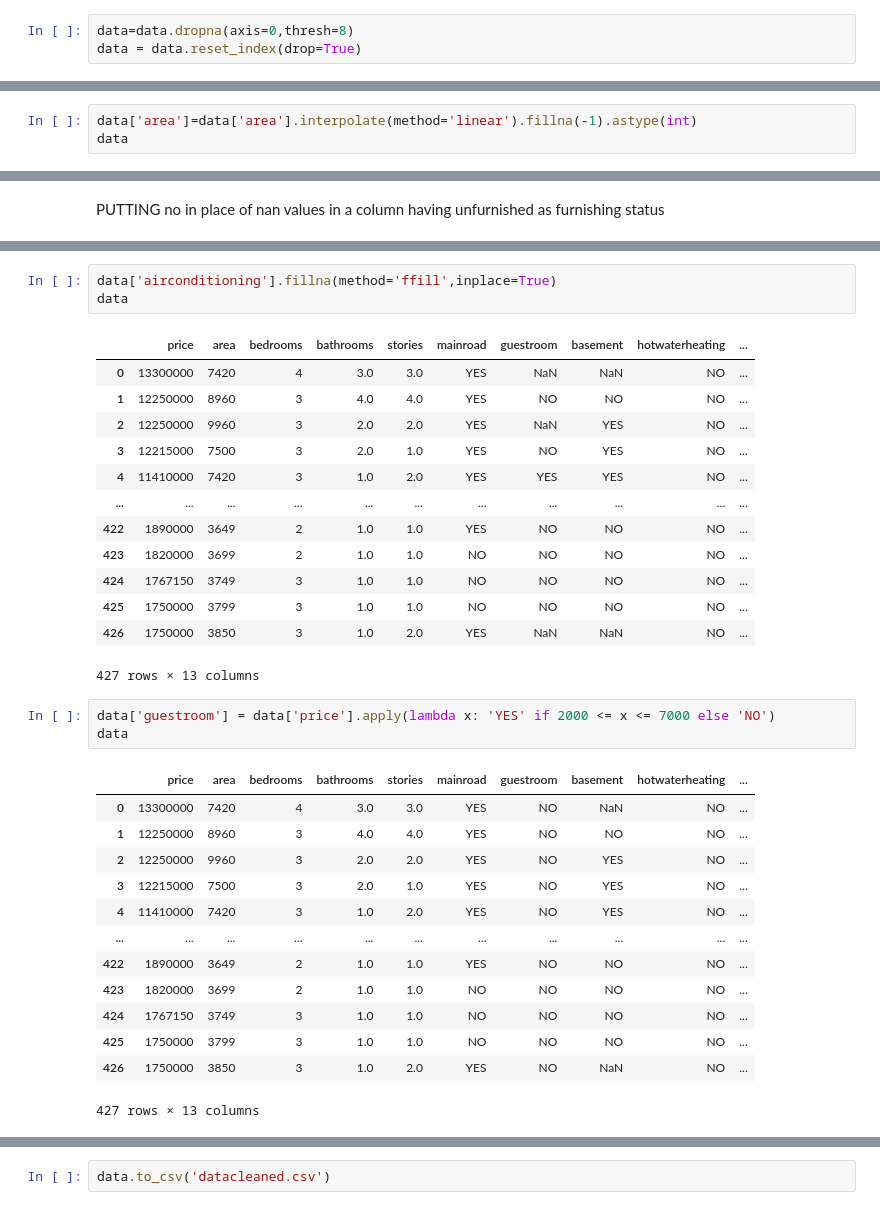
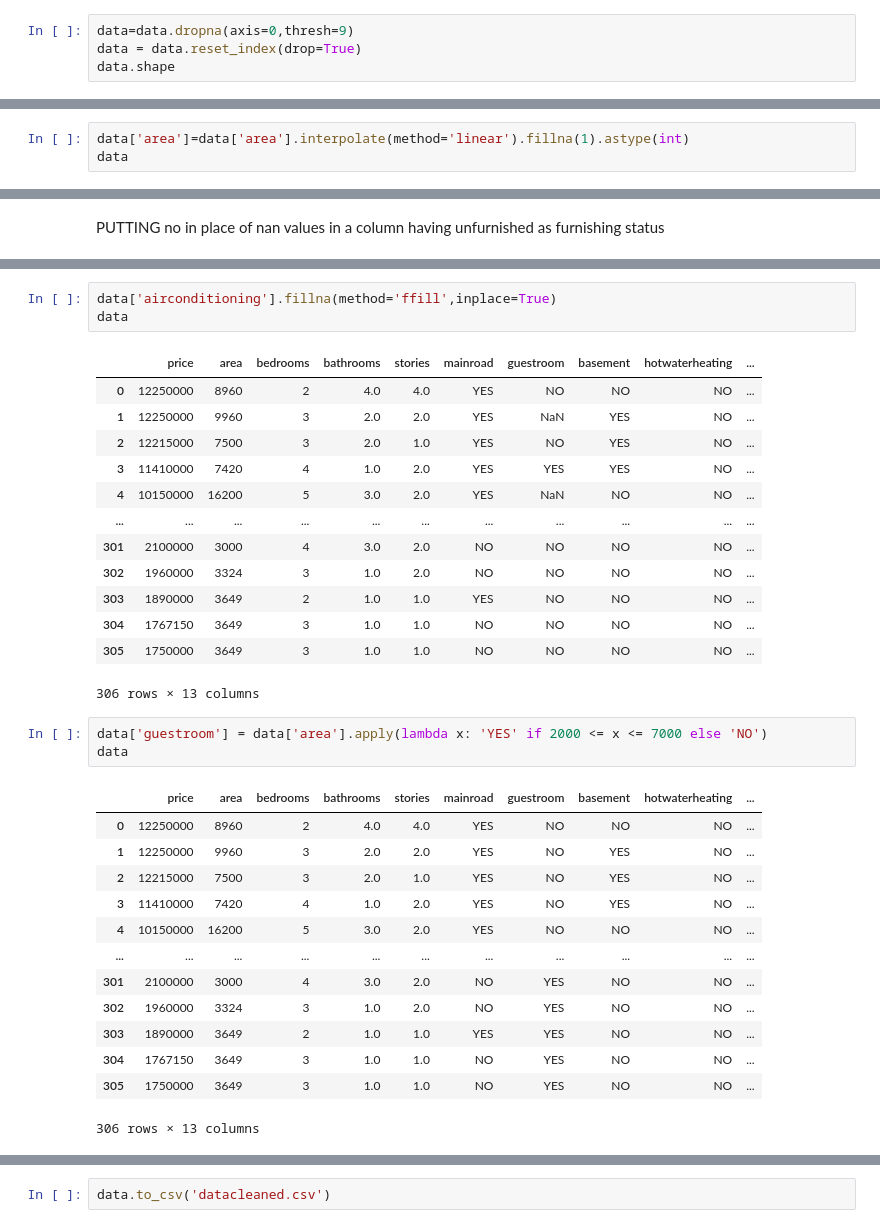
Before and after one commit to riddhima-7321/conatus-task, a Jupyter notebook: RIDDHIMA_DATACLEANING_TASK4.ipynb, the cells around one changed output, grey strips where cells are left out. Cells and saved outputs as stored; diff of their text form.

```diff
--- a/RIDDHIMA_DATACLEANING_TASK4.ipynb
+++ b/RIDDHIMA_DATACLEANING_TASK4.ipynb
@@ -114,5 +119,6 @@ data
 # %% [markdown]
 REMOVING COLUMNS HAVING THRESHOLD OF 8 NAN VALUES
 # %%
-data=data.dropna(axis=0,thresh=8)
+data=data.dropna(axis=0,thresh=9)
 data = data.reset_index(drop=True)
+data.shape
@@ -119,7 +127,7 @@ data = data.reset_index(drop=True)
 # %% [markdown]
 USING INTERPOLATE TO FILL NAN VALUES IN THE COLUMN AREA
 # %%
-data['area']=data['area'].interpolate(method='linear').fillna(-1).astype(int)
+data['area']=data['area'].interpolate(method='linear').fillna(1).astype(int)
 data
 # %% [output]
 |  | price | area | bedrooms | bathrooms | stories | mainroad | guestroom | basement | hotwaterheating | ... |
@@ -272,35 +280,35 @@ data['airconditioning'].fillna(method='ffill',inplace=True)
 data
 # %% [output]
 |  | price | area | bedrooms | bathrooms | stories | mainroad | guestroom | basement | hotwaterheating | ... |
-| 0 | 13300000 | 7420 | 4 | 3.0 | 3.0 | YES | NaN | NaN | NO | ... |
-| 1 | 12250000 | 8960 | 3 | 4.0 | 4.0 | YES | NO | NO | NO | ... |
-| 2 | 12250000 | 9960 | 3 | 2.0 | 2.0 | YES | NaN | YES | NO | ... |
-| 3 | 12215000 | 7500 | 3 | 2.0 | 1.0 | YES | NO | YES | NO | ... |
-| 4 | 11410000 | 7420 | 3 | 1.0 | 2.0 | YES | YES | YES | NO | ... |
+| 0 | 12250000 | 8960 | 2 | 4.0 | 4.0 | YES | NO | NO | NO | ... |
+| 1 | 12250000 | 9960 | 3 | 2.0 | 2.0 | YES | NaN | YES | NO | ... |
+| 2 | 12215000 | 7500 | 3 | 2.0 | 1.0 | YES | NO | YES | NO | ... |
+| 3 | 11410000 | 7420 | 4 | 1.0 | 2.0 | YES | YES | YES | NO | ... |
+| 4 | 10150000 | 16200 | 5 | 3.0 | 2.0 | YES | NaN | NO | NO | ... |
 | ... | ... | ... | ... | ... | ... | ... | ... | ... | ... | ... |
-| 422 | 1890000 | 3649 | 2 | 1.0 | 1.0 | YES | NO | NO | NO | ... |
-| 423 | 1820000 | 3699 | 2 | 1.0 | 1.0 | NO | NO | NO | NO | ... |
-| 424 | 1767150 | 3749 | 3 | 1.0 | 1.0 | NO | NO | NO | NO | ... |
-| 425 | 1750000 | 3799 | 3 | 1.0 | 1.0 | NO | NO | NO | NO | ... |
-| 426 | 1750000 | 3850 | 3 | 1.0 | 2.0 | YES | NaN | NaN | NO | ... |
+| 301 | 2100000 | 3000 | 4 | 3.0 | 2.0 | NO | NO | NO | NO | ... |
+| 302 | 1960000 | 3324 | 3 | 1.0 | 2.0 | NO | NO | NO | NO | ... |
+| 303 | 1890000 | 3649 | 2 | 1.0 | 1.0 | YES | NO | NO | NO | ... |
+| 304 | 1767150 | 3649 | 3 | 1.0 | 1.0 | NO | NO | NO | NO | ... |
+| 305 | 1750000 | 3649 | 3 | 1.0 | 1.0 | NO | NO | NO | NO | ... |
-427 rows × 13 columns
+306 rows × 13 columns
 # %%
-data['guestroom'] = data['price'].apply(lambda x: 'YES' if 2000 <= x <= 7000 else 'NO')
+data['guestroom'] = data['area'].apply(lambda x: 'YES' if 2000 <= x <= 7000 else 'NO')
 data
 # %% [output]
 |  | price | area | bedrooms | bathrooms | stories | mainroad | guestroom | basement | hotwaterheating | ... |
-| 0 | 13300000 | 7420 | 4 | 3.0 | 3.0 | YES | NO | NaN | NO | ... |
-| 1 | 12250000 | 8960 | 3 | 4.0 | 4.0 | YES | NO | NO | NO | ... |
-| 2 | 12250000 | 9960 | 3 | 2.0 | 2.0 | YES | NO | YES | NO | ... |
-| 3 | 12215000 | 7500 | 3 | 2.0 | 1.0 | YES | NO | YES | NO | ... |
-| 4 | 11410000 | 7420 | 3 | 1.0 | 2.0 | YES | NO | YES | NO | ... |
+| 0 | 12250000 | 8960 | 2 | 4.0 | 4.0 | YES | NO | NO | NO | ... |
+| 1 | 12250000 | 9960 | 3 | 2.0 | 2.0 | YES | NO | YES | NO | ... |
+| 2 | 12215000 | 7500 | 3 | 2.0 | 1.0 | YES | NO | YES | NO | ... |
+| 3 | 11410000 | 7420 | 4 | 1.0 | 2.0 | YES | NO | YES | NO | ... |
+| 4 | 10150000 | 16200 | 5 | 3.0 | 2.0 | YES | NO | NO | NO | ... |
 | ... | ... | ... | ... | ... | ... | ... | ... | ... | ... | ... |
-| 422 | 1890000 | 3649 | 2 | 1.0 | 1.0 | YES | NO | NO | NO | ... |
-| 423 | 1820000 | 3699 | 2 | 1.0 | 1.0 | NO | NO | NO | NO | ... |
-| 424 | 1767150 | 3749 | 3 | 1.0 | 1.0 | NO | NO | NO | NO | ... |
-| 425 | 1750000 | 3799 | 3 | 1.0 | 1.0 | NO | NO | NO | NO | ... |
-| 426 | 1750000 | 3850 | 3 | 1.0 | 2.0 | YES | NO | NaN | NO | ... |
+| 301 | 2100000 | 3000 | 4 | 3.0 | 2.0 | NO | YES | NO | NO | ... |
+| 302 | 1960000 | 3324 | 3 | 1.0 | 2.0 | NO | YES | NO | NO | ... |
+| 303 | 1890000 | 3649 | 2 | 1.0 | 1.0 | YES | YES | NO | NO | ... |
+| 304 | 1767150 | 3649 | 3 | 1.0 | 1.0 | NO | YES | NO | NO | ... |
+| 305 | 1750000 | 3649 | 3 | 1.0 | 1.0 | NO | YES | NO | NO | ... |
-427 rows × 13 columns
+306 rows × 13 columns
 # %%
 yes = data['furnishingstatus'].eq('YES').sum()
 no= data['furnishingstatus'].eq('NO').sum()
```
Also changed, not shown: parts of 32 cells of this notebook, 1 other file.
